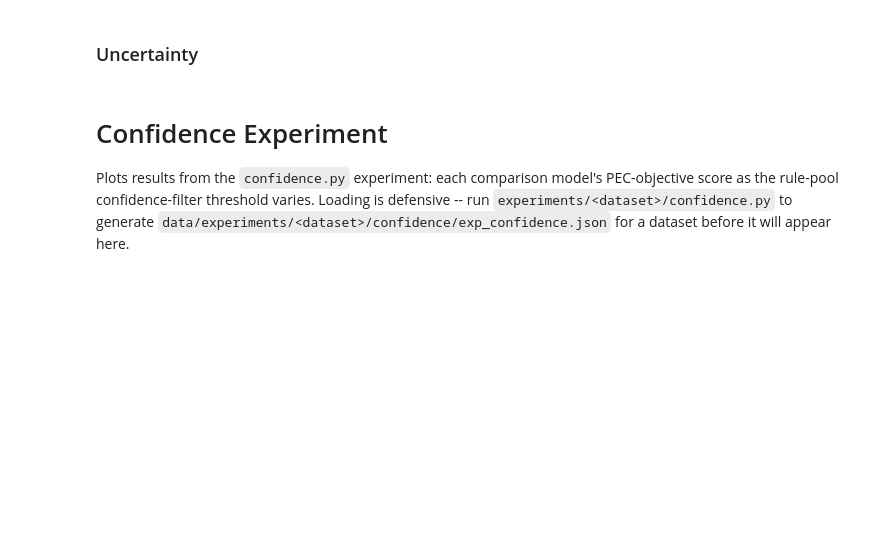
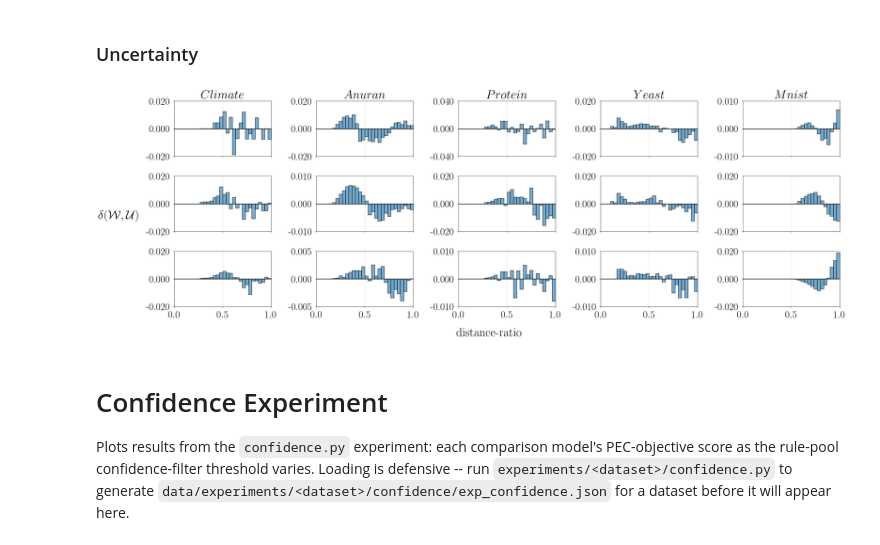
Before and after one commit to kevinqnb/interpretable-clustering, a Jupyter notebook: examples/experiments.ipynb, the cells around one changed output. Cells and saved outputs as stored; diff of their text form; code cells hidden in the pictures; blank space fills up the shorter version.

```diff
--- a/examples/experiments.ipynb
+++ b/examples/experiments.ipynb
@@ -1448,9 +1517,6 @@ for dataset, experiment_dict in dataset_experiment_dict.items():
             if cmod not in experiment_dict['modules']:
                 continue
 
-            if dataset == 'anuran' and cmod == 'CN2':
-                print(experiment_dict['modules'][cmod])
-
             cmod_weighted_avg_lengths = experiment_dict['modules'][cmod]['weighted-avg-length']
             smallest_r = str(min([int(l) for l in cmod_weighted_avg_lengths.keys()]))
             cmod_weighted_avg_length = _scalar(cmod_weighted_avg_lengths[smallest_r])
@@ -1565,38 +1640,40 @@ for i, (dataset, objective_result_dict) in enumerate(distribution_dict.items()):
             axs[j,i].set_xticklabels([])
 
         # Increase tick-label padding away from the axes to reduce overlap at origin
         axs[j,i].tick_params(axis='x', which='major', pad=10)
         axs[j,i].tick_params(axis='y', which='major', pad=10)
 
         # Title with dataset name
         if j == 0:
             if dataset == "kddcup":
                 axs[j,i].set_title(rf"$KDDCup$")
             else:
                 axs[j,i].set_title(rf"${dataset.capitalize()}$")
 
         # Y-label with objective
         #if i == 0:
         #    axs[j,i].set_ylabel(
         #        rf"{objective_name_dict[objective]}"
         #    )
 
         # Gridlines:
         axs[j,i].grid(which='major', linestyle='-', linewidth=0.8, alpha = 0.5)
         axs[j,i].axhline(0.0, color="black", linewidth=2.0, alpha=0.7)
 
 
 fig.supylabel(r"$\delta(\mathcal{W}, \mathcal{U})$", x=0.02, rotation = 0)
 fig.supxlabel(r"$\textup{distance-ratio}$", y=0.05, x = 0.525)
 plt.tight_layout()
 
-plt.savefig(
-    "../figures/experiments/uncertainty.pdf",
-    bbox_inches='tight',
-    dpi=300
-)
+#plt.savefig(
+#    "../figures/experiments/uncertainty.pdf",
+#    bbox_inches='tight',
+#    dpi=300
+#)
 
 plt.show()
+# %% [output]
+[figure, added]
 # %% [markdown]
 # Confidence Experiment
 Plots results from the `confidence.py` experiment: each comparison model's PEC-objective score as the rule-pool confidence-filter threshold varies. Loading is defensive -- run `experiments/<dataset>/confidence.py` to generate `data/experiments/<dataset>/confidence/exp_confidence.json` for a dataset before it will appear here.
```
Also changed, not shown: parts of 31 cells of this notebook, 5 other files.
